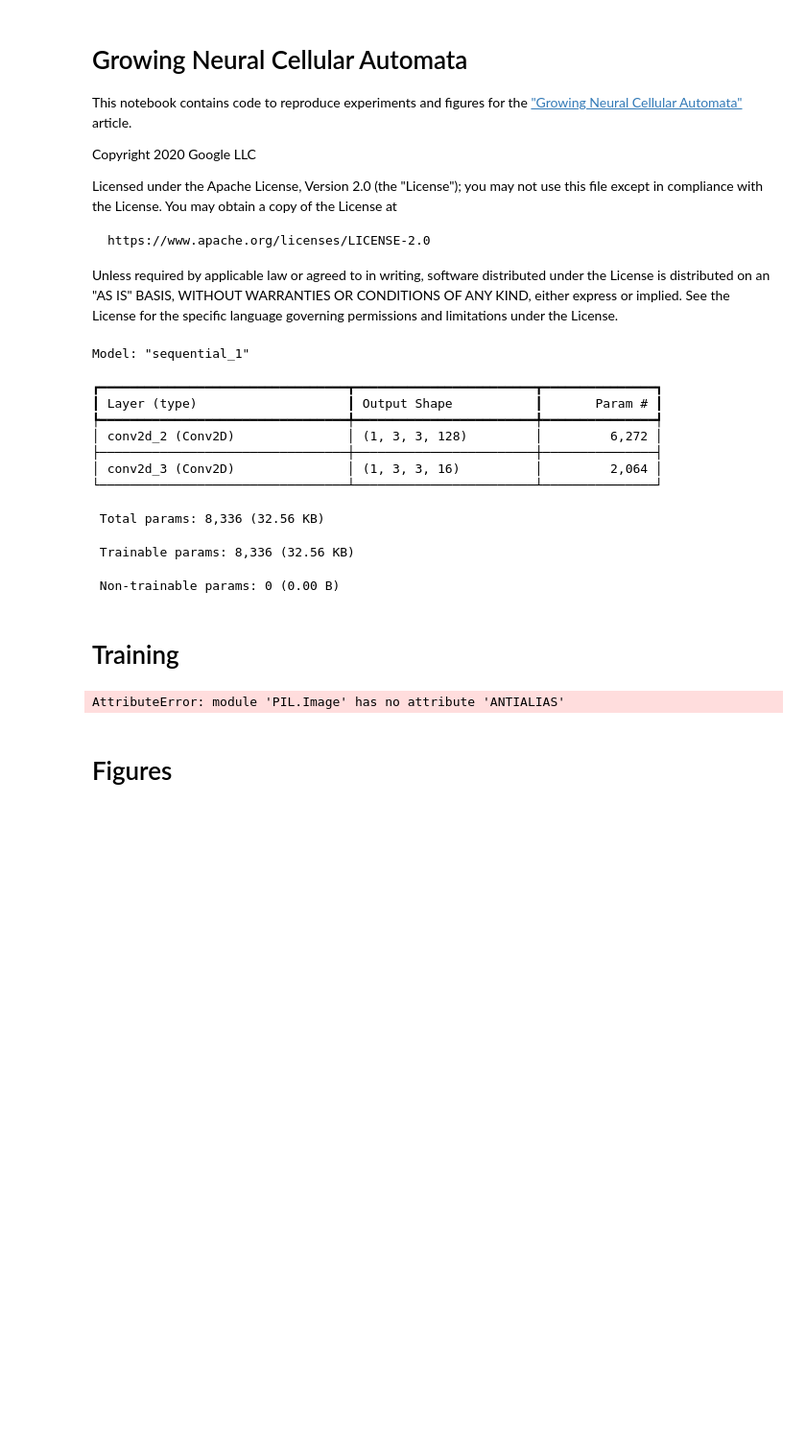
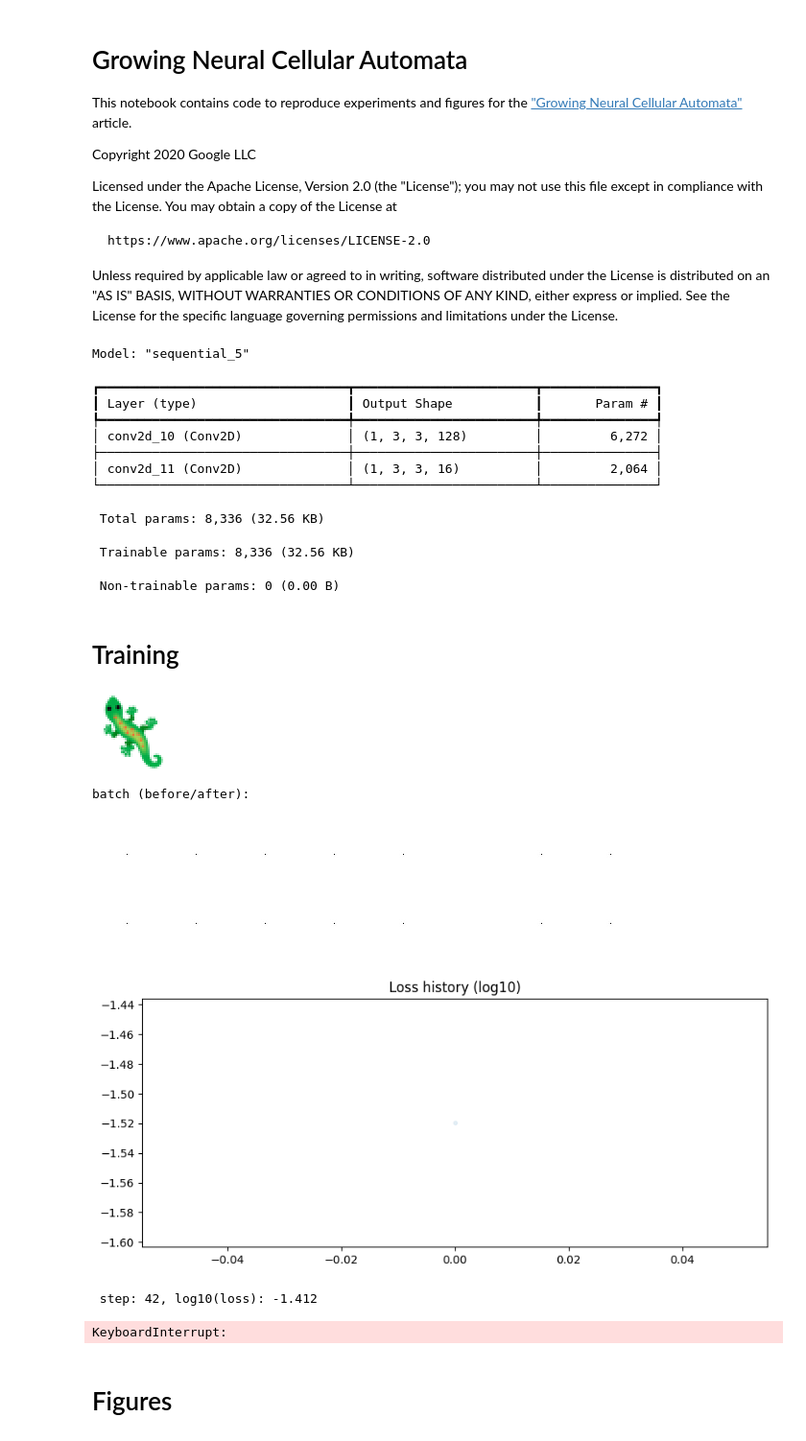
Before and after one commit to tomasflorian/self-organising-systems, a Jupyter notebook: notebooks/growing_ca.ipynb, the cells around one changed output. Shown at 96% size. Saved outputs shown, nothing was run; the diff lists cells and outputs as text; code cells hidden in the pictures; blank space fills up the shorter version.

```diff
--- a/notebooks/growing_ca.ipynb
+++ b/notebooks/growing_ca.ipynb
@@ -141,7 +139,7 @@ from tensorflow.keras.layers import Conv2D
 def load_image(url, max_size=TARGET_SIZE):
   r = requests.get(url)
   img = PIL.Image.open(io.BytesIO(r.content))
-  img.thumbnail(max_size, max_size)
+  img.thumbnail((max_size, max_size))
   img = np.float32(img)/255.0
   # premultiply RGB by Alpha
   img[..., :3] *= img[..., 3:]
@@ -219,13 +217,13 @@ class CAModel(tf.keras.Model):
 
 CAModel().dmodel.summary()
 # %% [output]
-Model: "sequential_1"
+Model: "sequential_5"
 ┏━━━━━━━━━━━━━━━━━━━━━━━━━━━━━━━━━┳━━━━━━━━━━━━━━━━━━━━━━━━┳━━━━━━━━━━━━━━━┓
 ┃ Layer (type)                    ┃ Output Shape           ┃       Param # ┃
 ┡━━━━━━━━━━━━━━━━━━━━━━━━━━━━━━━━━╇━━━━━━━━━━━━━━━━━━━━━━━━╇━━━━━━━━━━━━━━━┩
-│ conv2d_2 (Conv2D)               │ (1, 3, 3, 128)         │         6,272 │
+│ conv2d_10 (Conv2D)              │ (1, 3, 3, 128)         │         6,272 │
 ├─────────────────────────────────┼────────────────────────┼───────────────┤
-│ conv2d_3 (Conv2D)               │ (1, 3, 3, 16)          │         2,064 │
+│ conv2d_11 (Conv2D)              │ (1, 3, 3, 16)          │         2,064 │
 └─────────────────────────────────┴────────────────────────┴───────────────┘
  Total params: 8,336 (32.56 KB)
  Trainable params: 8,336 (32.56 KB)
@@ -320,7 +318,7 @@ def plot_loss(loss_log):
 target_img = load_emoji(TARGET_EMOJI)
 imshow(zoom(to_rgb(target_img), 2), fmt='png')
 # %% [output]
-AttributeError: module 'PIL.Image' has no attribute 'ANTIALIAS'
+[figure, added]
 # %%
 #@title Initialize Training { vertical-output: true}
 
@@ -364,34 +362,40 @@ def train_step(x):
 for i in range(8000+1):
   if USE_PATTERN_POOL:
     batch = pool.sample(BATCH_SIZE)
     x0 = batch.x
     loss_rank = loss_f(x0).numpy().argsort()[::-1]
     x0 = x0[loss_rank]
     x0[:1] = seed
     if DAMAGE_N:
       damage = 1.0-make_circle_masks(DAMAGE_N, h, w).numpy()[..., None]
       x0[-DAMAGE_N:] *= damage
   else:
     x0 = np.repeat(seed[None, ...], BATCH_SIZE, 0)
 
   x, loss = train_step(x0)
 
   if USE_PATTERN_POOL:
     batch.x[:] = x
     batch.commit()
 
   step_i = len(loss_log)
   loss_log.append(loss.numpy())
 
   if step_i%10 == 0:
     generate_pool_figures(pool, step_i)
   if step_i%100 == 0:
     clear_output()
     visualize_batch(x0, x, step_i)
     plot_loss(loss_log)
-    export_model(ca, 'train_log/%04d'%step_i)
+    export_model(ca, 'train_log/%04d.weights.h5'%step_i)
 
   print('\r step: %d, log10(loss): %.3f'%(len(loss_log), np.log10(loss)), end='')
+# %% [output]
+batch (before/after):
+[figure, added]
+[figure, added]
+ step: 42, log10(loss): -1.412
+KeyboardInterrupt:
 # %% [markdown]
 # Figures
 # %%
```
Also changed, not shown: parts of 1 cell of this notebook.
